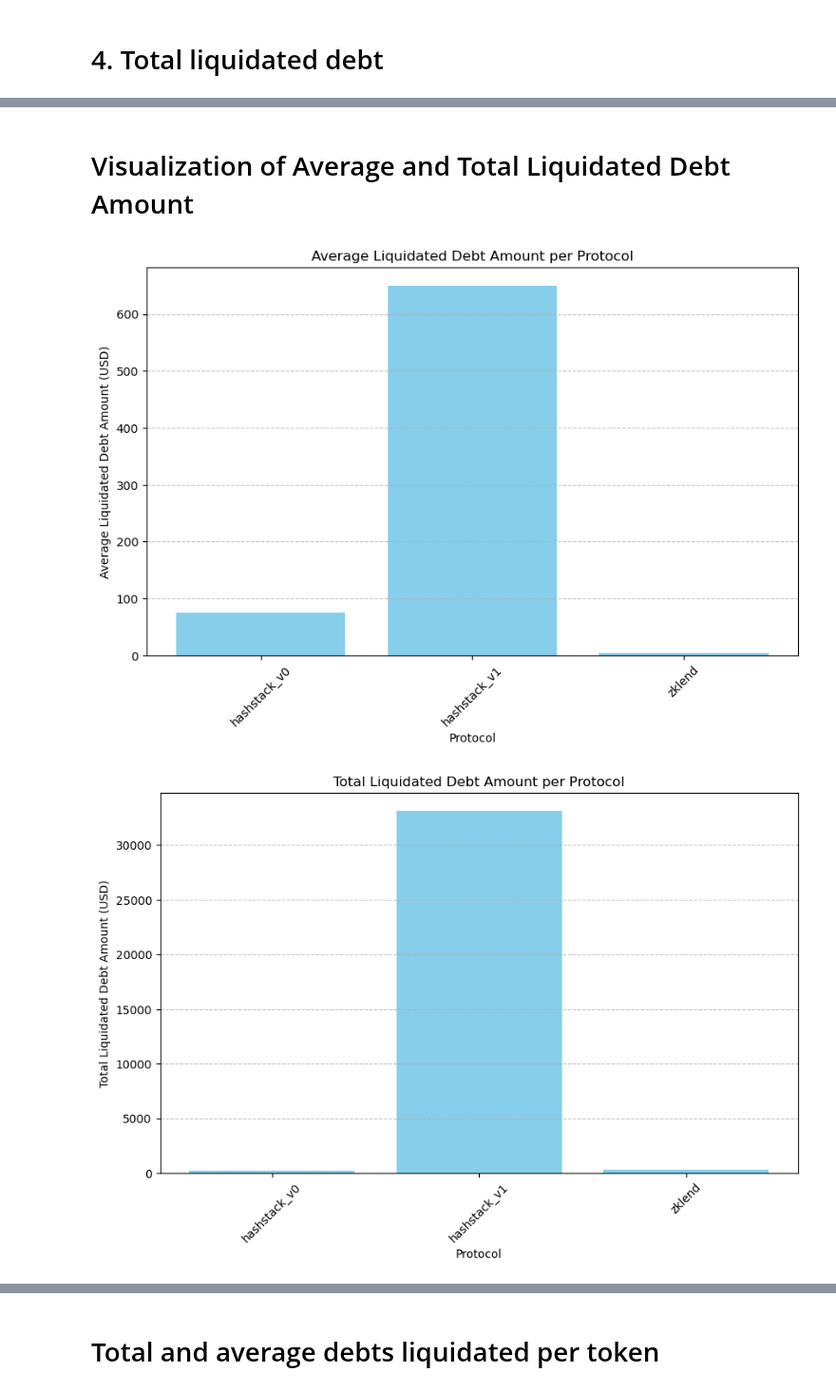
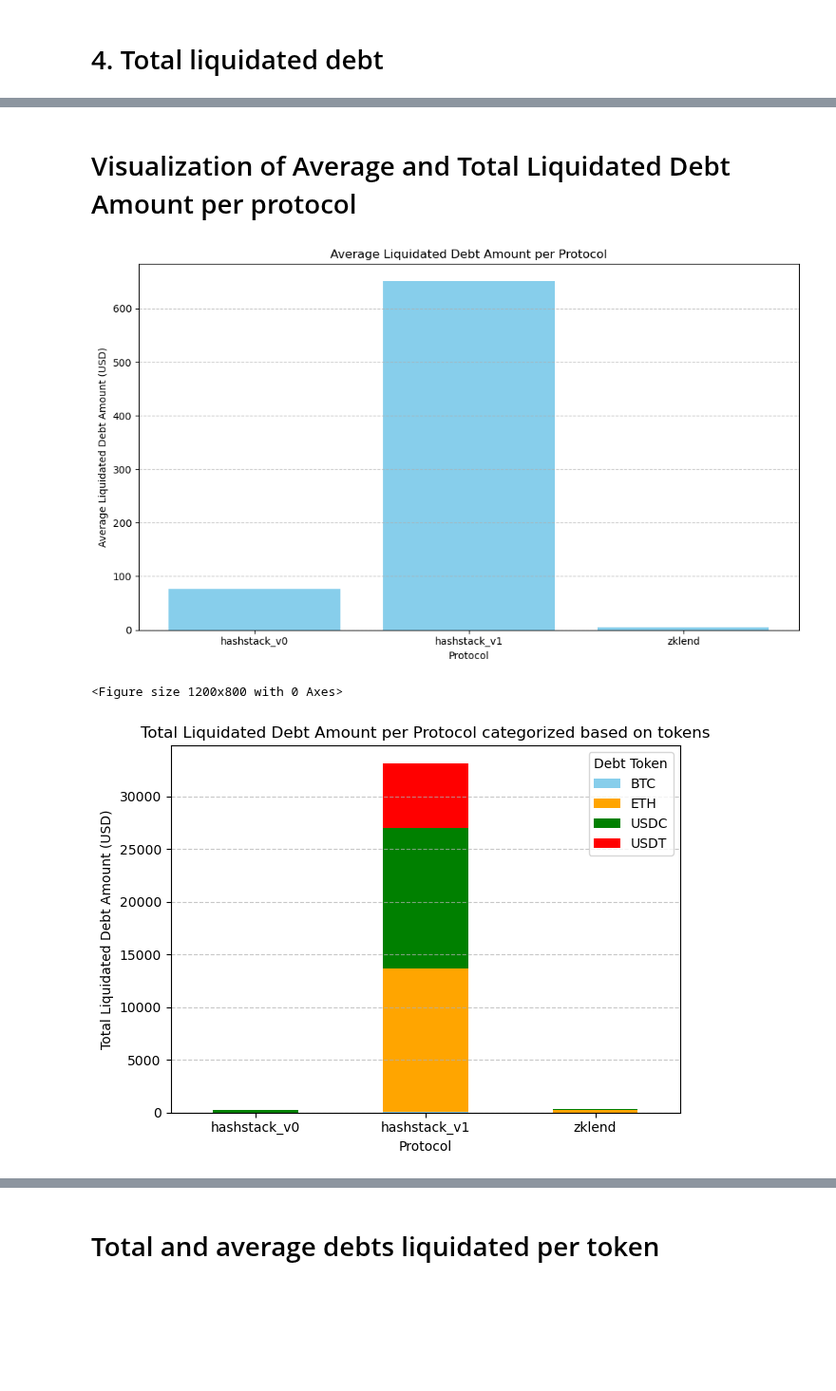
Before and after one commit to CarmineOptions/derisk-research, a Jupyter notebook: notebooks/Liquidators_data.ipynb, the cells around one changed output, grey strips where cells are left out. Shown at 95% size. Saved outputs shown, nothing was run; the diff lists cells and outputs as text; code cells hidden in the pictures; blank space fills up the shorter version.

```diff
--- a/notebooks/Liquidators_data.ipynb
+++ b/notebooks/Liquidators_data.ipynb
@@ -139,14 +105,14 @@ hashstack_v1 dataframe shape: (4253, 11)
 # 1. ZKLEND
 
 # Liquidation events for the zklend protocol
-filtered_df_zklend = dataframes_protocol['zklend'].loc[dataframes_protocol['zklend']["key_name"] == 'Liquidation']
-# print(filtered_df_zklend.head())
+filtered_df_zklend = combined_protocols_df.loc[
+    (combined_protocols_df['Protocol'] == 'zklend') &
+    (combined_df["key_name"] == 'Liquidation')]
 
-def getzkLendLiquidator(row):
+def get_zkLend_liquidation_data(row):
     row['liquidator'] = json.loads(row['data'])[0]
     row['debt_token'] = json.loads(row['data'])[2]
     row['debt_face_amount'] = json.loads(row['data'])[4]
     return row
 
-# liquidators = df_liquidation[1]
-filtered_df_zklend = filtered_df_zklend.apply(getzkLendLiquidator, axis=1)
+filtered_df_zklend = filtered_df_zklend.apply(get_zkLend_liquidation_data, axis=1)
@@ -615,17 +410,16 @@ token_info = {
     '0x49d36570d4e46f48e99674bd3fcc84644ddd6b96f7c741b1562b82f9e004dc7': ["ETH", 18],
     '0x53c91253bc9682c04929ca02ed00b3e423f6710d2ee7e0d5ebb06f3ecf368a8': ["USDC", 6],
     '0x68f5c6a61780768455de69077e07e89787839bf8166decfbf92b645209c0fb8': ["USDT", 6],
-    '0x3fe2b97c1fd336e750087d68b9b867997fd64a2661ff3ca5a7c771641e8e7ac': ["BTC", 18]
+    '0x3fe2b97c1fd336e750087d68b9b867997fd64a2661ff3ca5a7c771641e8e7ac': ["BTC", 8]
 }
 
 # Function to convert hex string to integer and calculate USD value
-def hex_to_int(row):
+def get_usd_amount(row):
     token = row['debt_token']
     decimal = token_info[token][1]
     face_amount = int(row['debt_face_amount'], 0) / (10**decimal)
 
     if token_info[token][0] == "ETH":
-#         print(row)
         token_price = row['Adj_Close_ETH']
     elif token_info[token][0] == "USDC":
         token_price = row['Adj_Close_USDC']
@@ -639,9 +433,7 @@ def hex_to_int(row):
     return face_amount * token_price if token_price else None
 
 # Apply the function to the dataframe and create a new column
-vertical_stack_final['debt_usd_value'] = vertical_stack_final.apply(hex_to_int, axis=1)
-
-# print(vertical_stack_final[vertical_stack_final['Protocol'] == 'hashstack_v1'])
+vertical_stack_final['debt_usd_value'] = vertical_stack_final.apply(get_usd_amount, axis=1)
 # %% [output]
 [*********************100%%**********************]  1 of 1 completed
 [*********************100%%**********************]  1 of 1 completed
@@ -716,33 +514,49 @@ Name: debt_usd_value, dtype: float64
 # %% [markdown]
-# Visualization of Average and Total Liquidated Debt Amount
+# Visualization of Average and Total Liquidated Debt Amount per protocol
 # %%
-
 # Calculate the average liquidated debt amount per protocol
 average_debt_per_protocol = vertical_stack_final.groupby('Protocol')['debt_usd_value'].mean()
+
+# Calculate the total liquidated debt amount per protocol
+total_debt_per_protocol = vertical_stack_final.groupby('Protocol')['debt_usd_value'].sum()
 
 # Plot average liquidated debt amount per protocol
 plt.figure(figsize=(10, 6))
 plt.bar(average_debt_per_protocol.index, average_debt_per_protocol.values, color='skyblue')
 plt.title('Average Liquidated Debt Amount per Protocol')
 plt.xlabel('Protocol')
 plt.ylabel('Average Liquidated Debt Amount (USD)')
-plt.xticks(rotation=45)
+plt.xticks(rotation=0)
 plt.grid(axis='y', linestyle='--', alpha=0.7)
+plt.tight_layout()
 plt.show()
 
+# Aggregate the data by Protocol and debt_token
+aggregated_data = vertical_stack_final.groupby(['Protocol', 'debt_token'])['debt_usd_value'].sum().unstack().fillna(0)
 
-# Calculate the total liquidated debt amount per protocol
-total_debt_per_protocol = vertical_stack_final.groupby('Protocol')['debt_usd_value'].sum()
+# Define token info for names
+token_info = {
+    '0x49d36570d4e46f48e99674bd3fcc84644ddd6b96f7c741b1562b82f9e004dc7': "ETH",
+    '0x53c91253bc9682c04929ca02ed00b3e423f6710d2ee7e0d5ebb06f3ecf368a8': "USDC",
+    '0x68f5c6a61780768455de69077e07e89787839bf8166decfbf92b645209c0fb8': "USDT",
+    '0x3fe2b97c1fd336e750087d68b9b867997fd64a2661ff3ca5a7c771641e8e7ac': "BTC"
+}
 
-# Plot total liquidated debt amount per protocol
-plt.figure(figsize=(10, 6))
-plt.bar(total_debt_per_protocol.index, total_debt_per_protocol.values, color='skyblue')
-plt.title('Total Liquidated Debt Amount per Protocol')
+# Rename columns to human-readable token names
+aggregated_data.rename(columns=token_info, inplace=True)
+
+# Plot stacked bar plot
+plt.figure(figsize=(12, 8))
+aggregated_data.plot(kind='bar', stacked=True, color=['skyblue', 'orange', 'green', 'red'])
+plt.title('Total Liquidated Debt Amount per Protocol categorized based on tokens')
 plt.xlabel('Protocol')
 plt.ylabel('Total Liquidated Debt Amount (USD)')
-plt.xticks(rotation=45)
+plt.legend(title='Debt Token')
+plt.xticks(rotation=0)
 plt.grid(axis='y', linestyle='--', alpha=0.7)
+plt.tight_layout()
 plt.show()
 # %% [output]
-[figure, old version]
+[figure, new version]
+<Figure size 1200x800 with 0 Axes>
-[figure, old version]
+[figure, new version]
```
Also changed, not shown: parts of 20 cells of this notebook, 1 other file.
